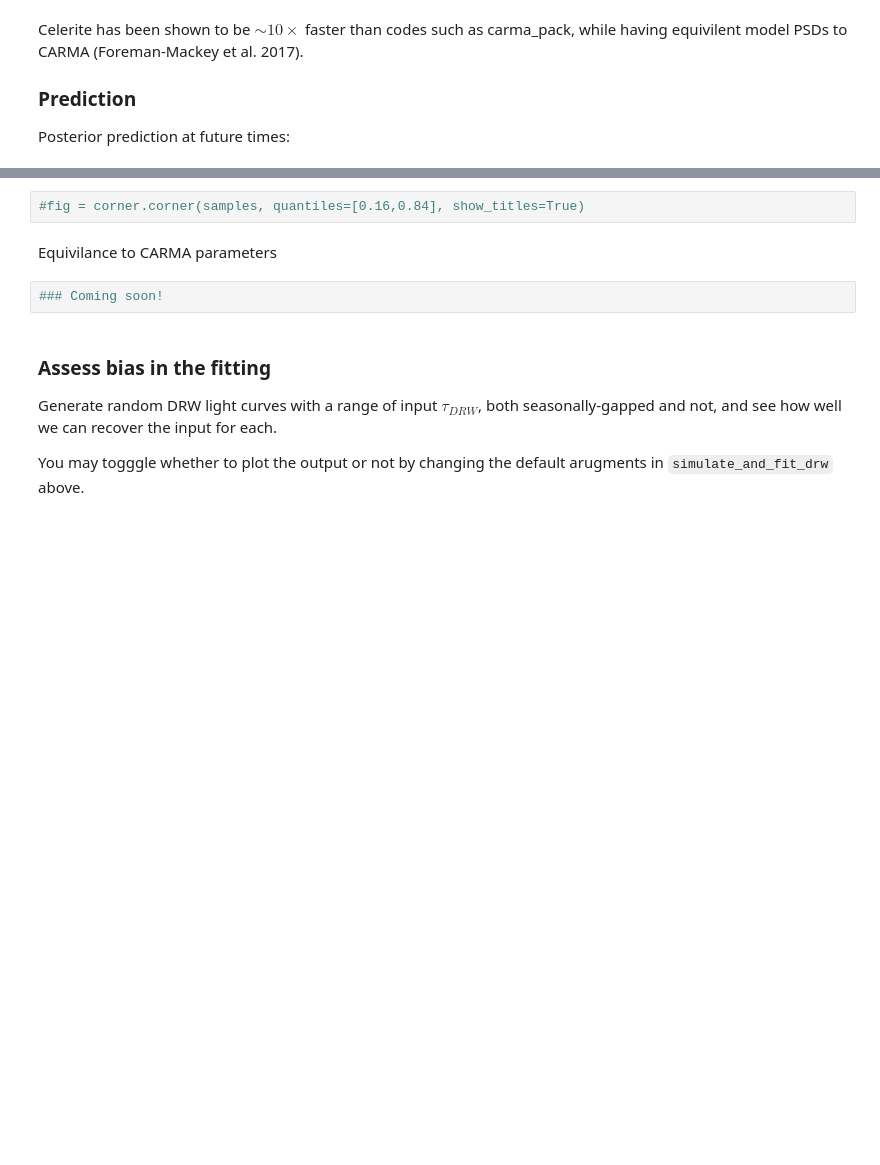
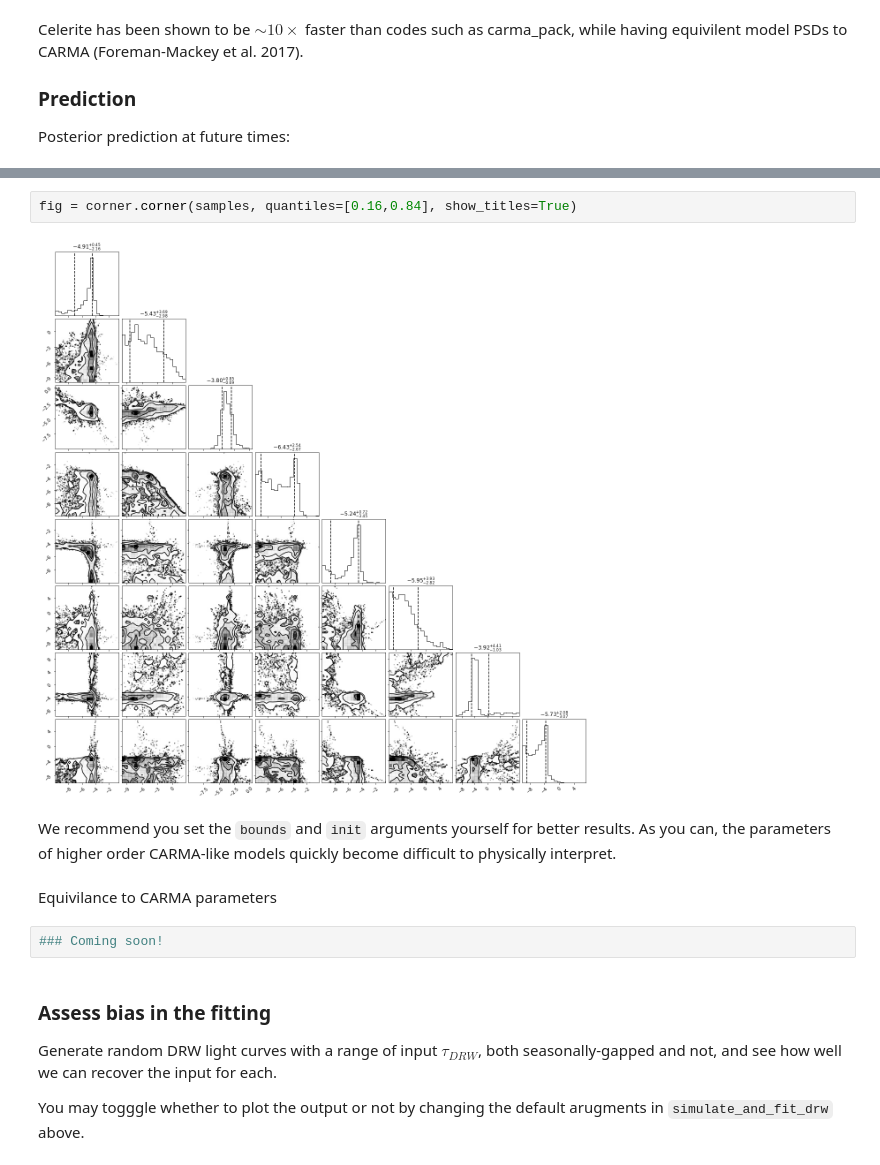
Before and after one commit to burke86/taufit, a Jupyter notebook: demo.ipynb, the cells around one changed output, grey strips where cells are left out. Drawn from its saved outputs; the diff is of its cells as text; blank space fills up the shorter version.

```diff
--- a/demo.ipynb
+++ b/demo.ipynb
@@ -144,5 +149,9 @@ $$= a_1e^{-c_1 t_{nm}} $$
 # %%
-#fig = corner.corner(samples, quantiles=[0.16,0.84], show_titles=True)
+fig = corner.corner(samples, quantiles=[0.16,0.84], show_titles=True)
+# %% [output]
+[figure, added]
+# %% [markdown]
+We recommend you set the `bounds` and `init` arguments yourself for better results. As you can, the parameters of higher order CARMA-like models quickly become difficult to physically interpret.
 # %% [markdown]
 Equivilance to CARMA parameters
 # %%
```
Also changed, not shown: parts of 5 cells of this notebook, 1 other file.
